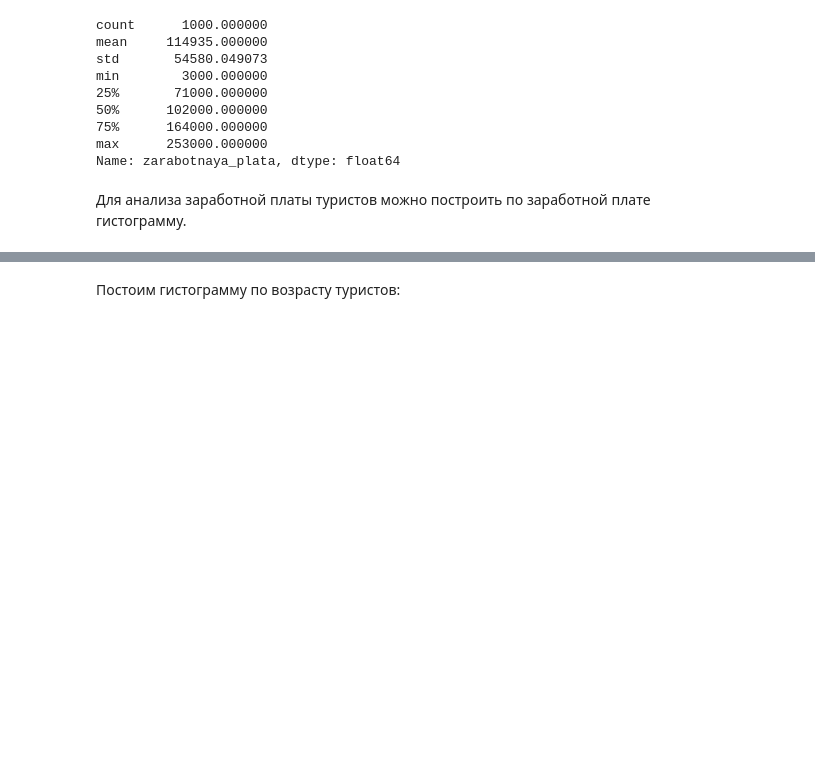
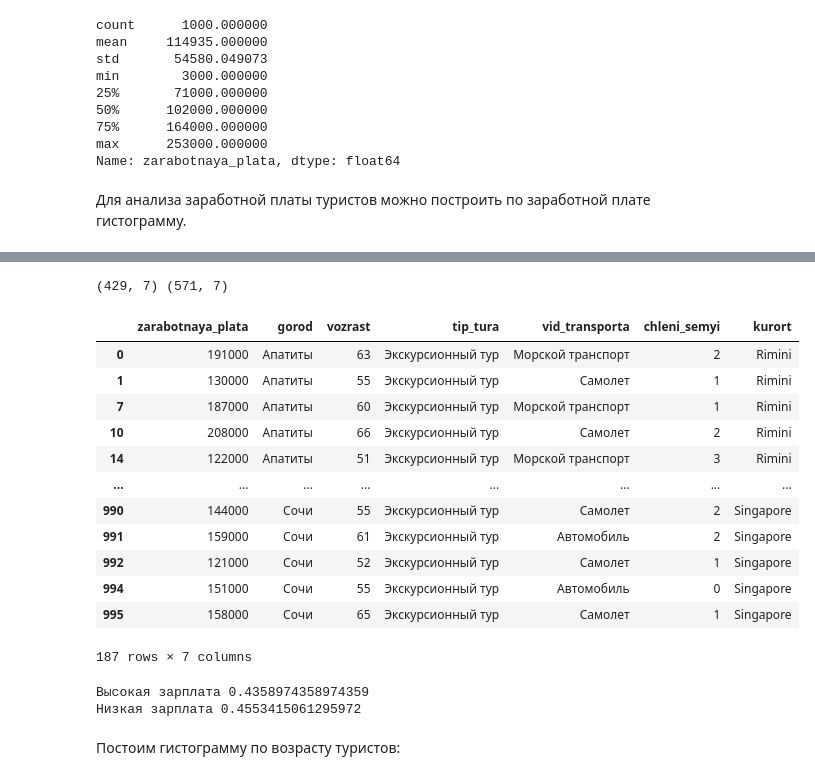
Before and after one commit to Lisica050521/Travel_Suggest, a Jupyter notebook: travel_suggest_model.ipynb, the cells around one changed output, grey strips where cells are left out. Saved outputs shown, nothing was run; the diff lists cells and outputs as text; code cells hidden in the pictures; blank space fills up the shorter version.

```diff
--- a/travel_suggest_model.ipynb
+++ b/travel_suggest_model.ipynb
@@ -62,3 +75,39 @@ travelBD.zarabotnaya_plata.hist()
+# %%
+srednyaya_zarabotnaya_plata = travelBD.zarabotnaya_plata.mean()
+visokaya_zarabotnaya_plata = travelBD[ travelBD.zarabotnaya_plata > srednyaya_zarabotnaya_plata]
+nizkaya_zarabotnaya_plata = travelBD[ travelBD.zarabotnaya_plata < srednyaya_zarabotnaya_plata]
+
+print(visokaya_zarabotnaya_plata.shape, nizkaya_zarabotnaya_plata.shape)
+# %% [output]
+(429, 7) (571, 7)
+# %%
+visokaya_zarabotnaya_plata[ visokaya_zarabotnaya_plata.tip_tura == 'Экскурсионный тур' ]
+# %% [output]
+|  | zarabotnaya_plata | gorod | vozrast | tip_tura | vid_transporta | chleni_semyi | kurort |
+| 0 | 191000 | Апатиты | 63 | Экскурсионный тур | Морской транспорт | 2 | Rimini |
+| 1 | 130000 | Апатиты | 55 | Экскурсионный тур | Самолет | 1 | Rimini |
+| 7 | 187000 | Апатиты | 60 | Экскурсионный тур | Морской транспорт | 1 | Rimini |
+| 10 | 208000 | Апатиты | 66 | Экскурсионный тур | Самолет | 2 | Rimini |
+| 14 | 122000 | Апатиты | 51 | Экскурсионный тур | Морской транспорт | 3 | Rimini |
+| ... | ... | ... | ... | ... | ... | ... | ... |
+| 990 | 144000 | Сочи | 55 | Экскурсионный тур | Самолет | 2 | Singapore |
+| 991 | 159000 | Сочи | 61 | Экскурсионный тур | Автомобиль | 2 | Singapore |
+| 992 | 121000 | Сочи | 52 | Экскурсионный тур | Самолет | 1 | Singapore |
+| 994 | 151000 | Сочи | 55 | Экскурсионный тур | Автомобиль | 0 | Singapore |
+| 995 | 158000 | Сочи | 65 | Экскурсионный тур | Самолет | 1 | Singapore |
+187 rows × 7 columns
+# %%
+visokaya_zarabotnaya_plata = travelBD[ travelBD.zarabotnaya_plata > srednyaya_zarabotnaya_plata]
+nizkaya_zarabotnaya_plata = travelBD[ travelBD.zarabotnaya_plata < srednyaya_zarabotnaya_plata]
+
+visokaya_exkurs = visokaya_zarabotnaya_plata[ visokaya_zarabotnaya_plata.tip_tura == 'Экскурсионный тур' ]
+nizkaya_exkurs = nizkaya_zarabotnaya_plata[ nizkaya_zarabotnaya_plata.tip_tura == 'Экскурсионный тур' ]
+
+print ("Высокая зарплата", visokaya_exkurs.shape[0] / visokaya_zarabotnaya_plata.shape[0])
+print ("Низкая зарплата", nizkaya_exkurs.shape[0] / nizkaya_zarabotnaya_plata.shape[0])
+# %% [output]
+Высокая зарплата 0.4358974358974359
+Низкая зарплата 0.4553415061295972
 # %% [markdown]
 Постоим гистограмму по возрасту туристов:
 # %%
```
Also changed, not shown: parts of 11 cells of this notebook.
